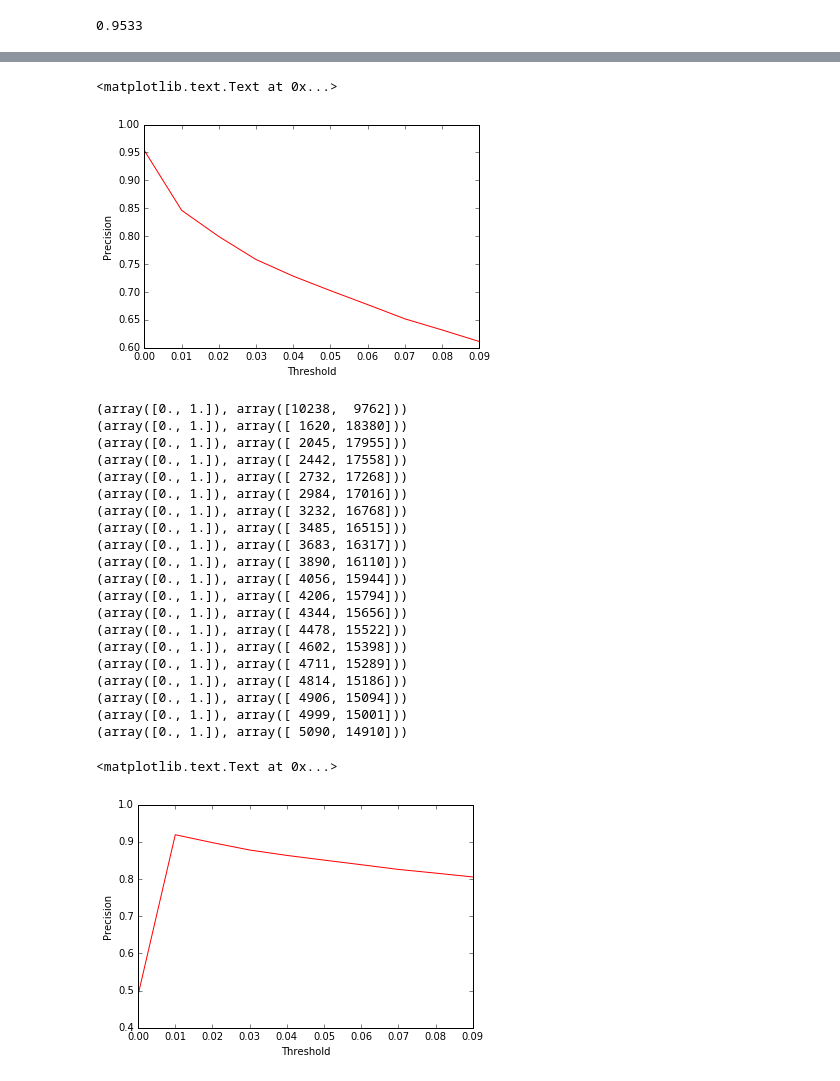
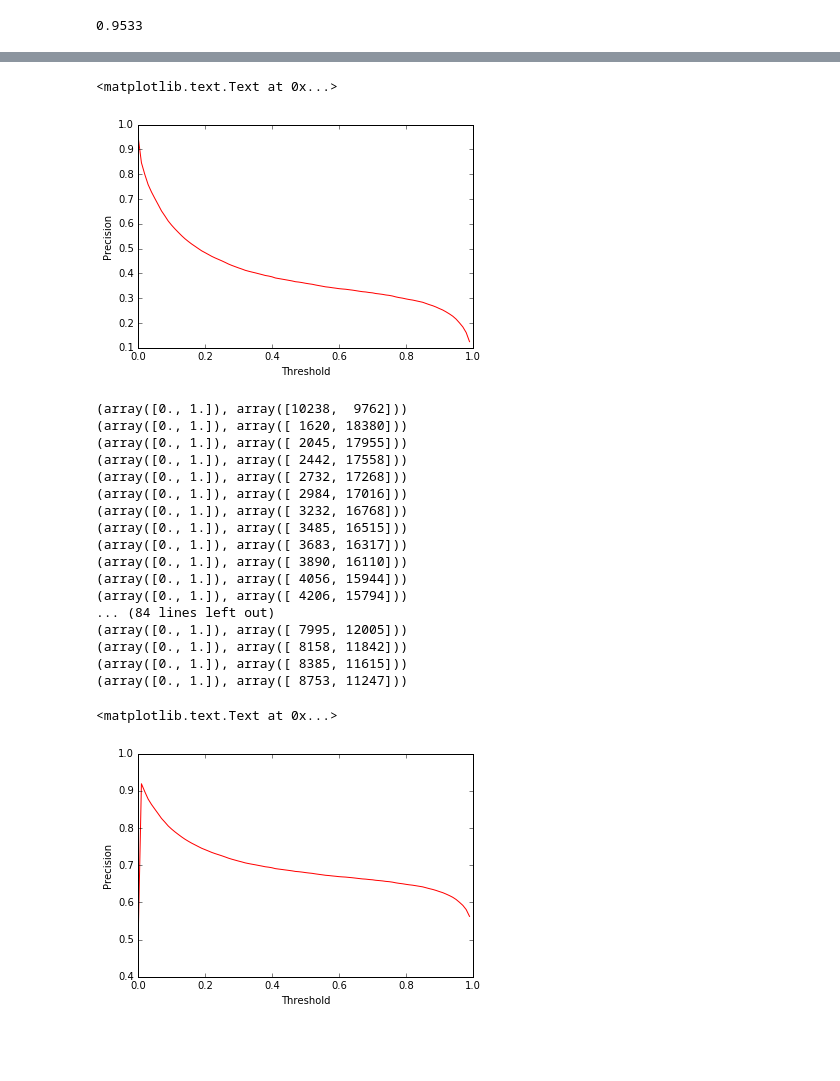
Before and after one commit to GittiHab/kb-completion, a Jupyter notebook: pl-1.0-threshold-optimization.ipynb, the cells around one changed output, grey strips where cells are left out. Cells and saved outputs as stored; diff of their text form; code cells hidden in the pictures; blank space fills up the shorter version.

```diff
--- a/pl-1.0-threshold-optimization.ipynb
+++ b/pl-1.0-threshold-optimization.ipynb
@@ -134,7 +134,7 @@ def hits_threshold(predicted, probabilities, expected, threshold, verbose = 1):
         print(np.unique(hits, return_counts=True))
     return np.mean(hits)
 # %%
-thresholds = np.arange(0, 0.1, 0.01)
+thresholds = np.arange(0, 1, 0.01)
 precision = []
 for t in thresholds:
     precision.append(hits_threshold(y_pred, y_prob, y_exp, t))
@@ -155,7 +162,7 @@ plt.xlabel("Threshold")
 plt.ylabel("Precision")
 # %% [output]
 <matplotlib.text.Text at 0x...>
-[figure, old version]
+[figure, new version]
 # %%
 # Hits metric taking negative examples based on clustering into account
 def hits_neg_threshold(predicted, probabilities, expected, expected_triples, other_index, threshold, cluster, all_pairs, verbose = 1):
@@ -200,7 +207,7 @@ def hits_neg_threshold(predicted, probabilities, expected, expected_triples, oth
 
     return np.mean(hits), counts
 # %%
-thresholds = np.arange(0, 0.2, 0.01)
+thresholds = np.arange(0, 1, 0.01)
 precisions = []
 counts = []
 for t in thresholds:
@@ -220,22 +227,19 @@ for t in thresholds:
 (array([0., 1.]), array([ 3890, 16110]))
 (array([0., 1.]), array([ 4056, 15944]))
 (array([0., 1.]), array([ 4206, 15794]))
-(array([0., 1.]), array([ 4344, 15656]))
-(array([0., 1.]), array([ 4478, 15522]))
-(array([0., 1.]), array([ 4602, 15398]))
-(array([0., 1.]), array([ 4711, 15289]))
-(array([0., 1.]), array([ 4814, 15186]))
-(array([0., 1.]), array([ 4906, 15094]))
-(array([0., 1.]), array([ 4999, 15001]))
-(array([0., 1.]), array([ 5090, 14910]))
+... (84 lines left out)
+(array([0., 1.]), array([ 7995, 12005]))
+(array([0., 1.]), array([ 8158, 11842]))
+(array([0., 1.]), array([ 8385, 11615]))
+(array([0., 1.]), array([ 8753, 11247]))
 # %%
-dims = 10
+dims = 100
 plt.plot(thresholds[:dims], precisions[:dims], color='red')
 plt.xlabel("Threshold")
 plt.ylabel("Precision")
 # %% [output]
 <matplotlib.text.Text at 0x...>
-[figure, old version]
+[figure, new version]
 # %%
 start = 1
 plt.plot(thresholds[start:dims], np.median(counts, axis=1)[start:dims], color='red')
```
Also changed, not shown: parts of 10 cells of this notebook.
